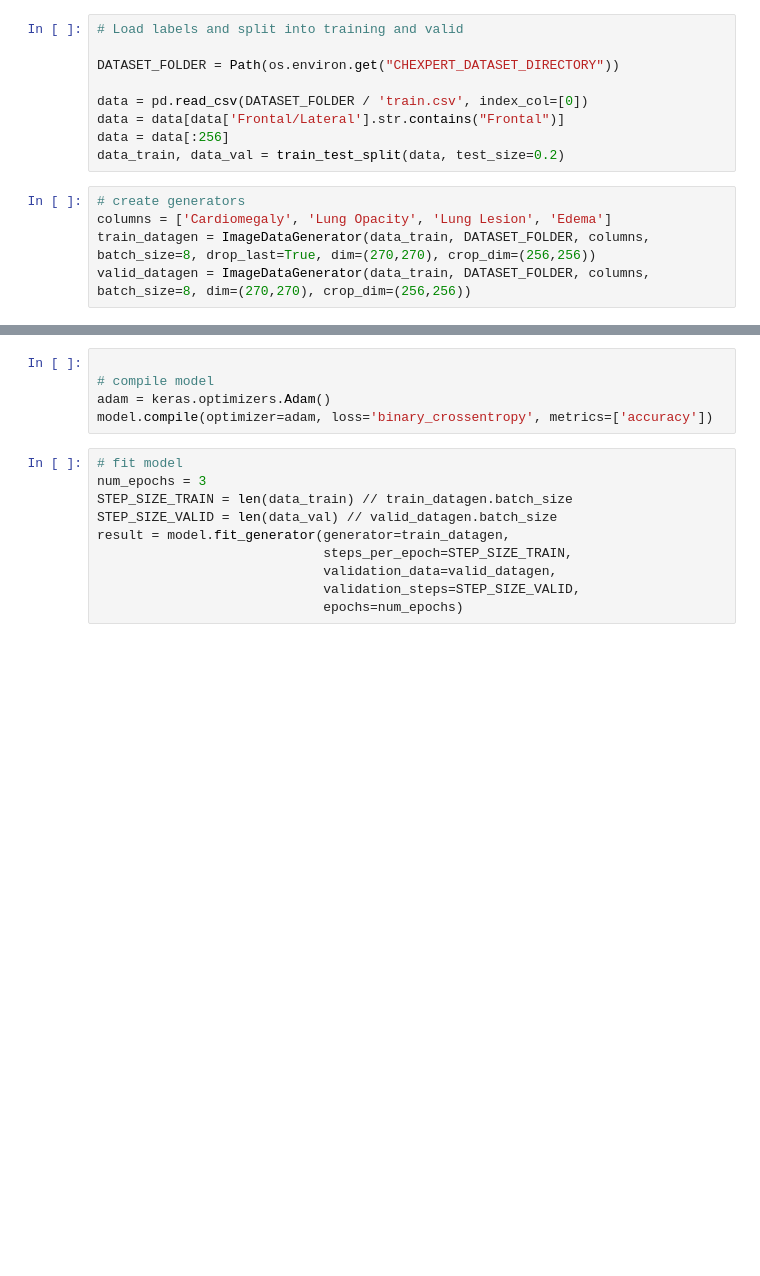
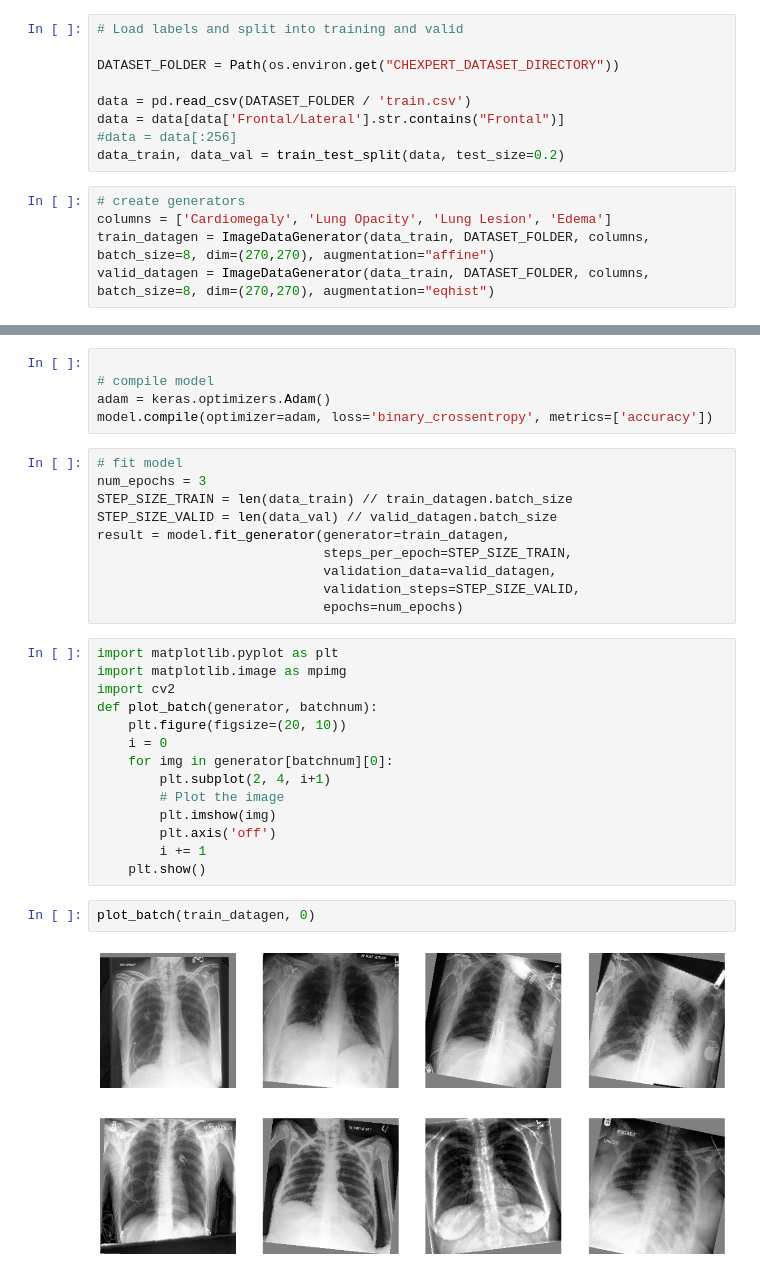
Before and after one commit to TobiasSchmidtDE/DeepL-MedicalImaging, a Jupyter notebook: src/datasets/usage_generator.ipynb, the cells around one changed output, grey strips where cells are left out. Saved outputs shown, nothing was run; the diff lists cells and outputs as text; blank space fills up the shorter version.

```diff
--- a/src/datasets/usage_generator.ipynb
+++ b/src/datasets/usage_generator.ipynb
@@ -33,15 +37,15 @@ from src.datasets.generator import ImageDataGenerator
 
 DATASET_FOLDER = Path(os.environ.get("CHEXPERT_DATASET_DIRECTORY"))
 
-data = pd.read_csv(DATASET_FOLDER / 'train.csv', index_col=[0])
+data = pd.read_csv(DATASET_FOLDER / 'train.csv')
 data = data[data['Frontal/Lateral'].str.contains("Frontal")]
-data = data[:256]
+#data = data[:256]
 data_train, data_val = train_test_split(data, test_size=0.2)
 # %%
 # create generators
 columns = ['Cardiomegaly', 'Lung Opacity', 'Lung Lesion', 'Edema']
-train_datagen = ImageDataGenerator(data_train, DATASET_FOLDER, columns, batch_size=8, drop_last=True, dim=(270,270), crop_dim=(256,256))
-valid_datagen = ImageDataGenerator(data_train, DATASET_FOLDER, columns, batch_size=8, dim=(270,270), crop_dim=(256,256))
+train_datagen = ImageDataGenerator(data_train, DATASET_FOLDER, columns, batch_size=8, dim=(270,270), augmentation="affine")
+valid_datagen = ImageDataGenerator(data_train, DATASET_FOLDER, columns, batch_size=8, dim=(270,270), augmentation="eqhist")
 # %%
 base_model = resnet_v2.ResNet152V2(include_top=False, weights='imagenet')
 
@@ -67,3 +71,21 @@ result = model.fit_generator(generator=train_datagen,
                              validation_data=valid_datagen,
                              validation_steps=STEP_SIZE_VALID,
                              epochs=num_epochs)
+# %%
+import matplotlib.pyplot as plt
+import matplotlib.image as mpimg
+import cv2
+def plot_batch(generator, batchnum):
+    plt.figure(figsize=(20, 10))
+    i = 0
+    for img in generator[batchnum][0]:
+        plt.subplot(2, 4, i+1)
+        # Plot the image
+        plt.imshow(img)
+        plt.axis('off')
+        i += 1
+    plt.show()
+# %%
+plot_batch(train_datagen, 0)
+# %% [output]
+[figure, added]
```
Also changed, not shown: parts of 2 cells of this notebook, 8 other files.
